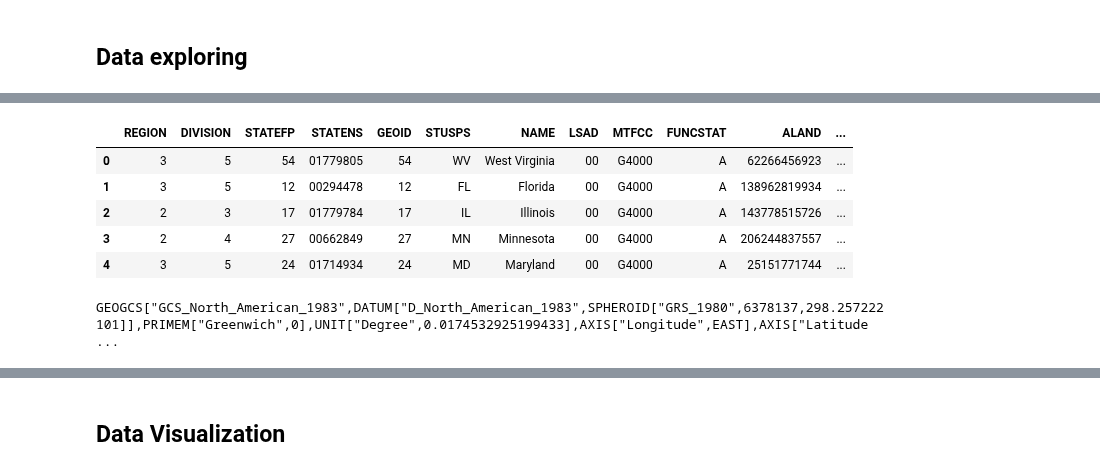
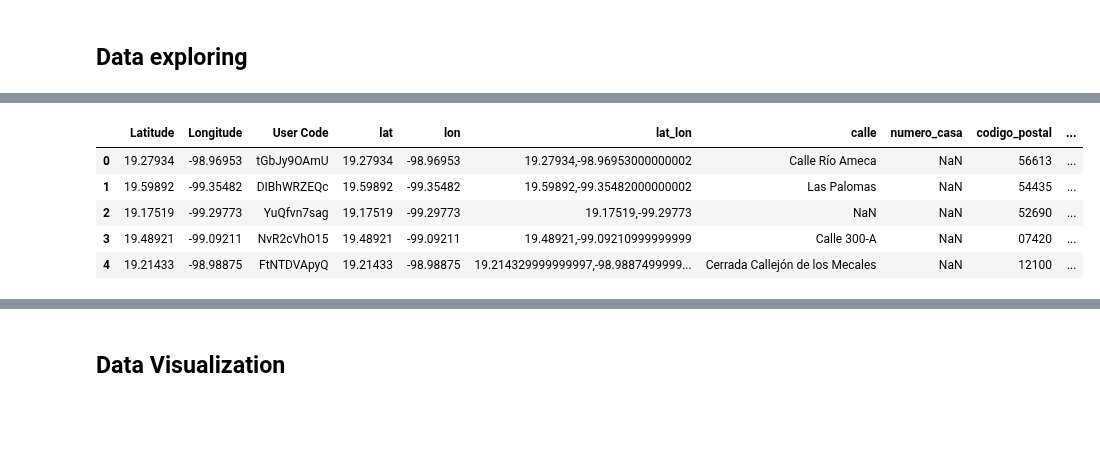
Before and after one commit to oechenique/geocoding, a Jupyter notebook: reverse_geocoding.ipynb, the cells around one changed output, grey strips where cells are left out. Saved outputs shown, nothing was run; the diff lists cells and outputs as text; code cells hidden in the pictures; blank space fills up the shorter version.

```diff
--- a/reverse_geocoding.ipynb
+++ b/reverse_geocoding.ipynb
@@ -25,0 +29,31 @@ gdf_shapefile = gpd.read_file(shp_path)
+# %%
+def generar_user_code():
+    caracteres = list(string.ascii_letters + string.digits)
+    random.shuffle(caracteres)
+    return ''.join(caracteres[:10])
+
+def generar_puntos_ciudad_mexico(cantidad):
+    latitud_min, latitud_max = 19.0, 19.6
+    longitud_min, longitud_max = -99.4, -98.9
+    puntos = []
+
+    for _ in range(cantidad):
+        # Generar coordenadas aleatorias
+        latitud = round(random.uniform(latitud_min, latitud_max), 5)
+        longitud = round(random.uniform(longitud_min, longitud_max), 5)
+
+        # Generar User Code
+        user_code = generar_user_code()
+
+        puntos.append((latitud, longitud, user_code))
+
+    return puntos
+
+# Generar 30 puntos en la Ciudad de México
+puntos_ciudad_mexico = generar_puntos_ciudad_mexico(500)
+
+# Crear un DataFrame con los puntos y User Code
+columnas = ['Latitude', 'Longitude', 'User Code']
+df = pd.DataFrame(puntos_ciudad_mexico, columns=columnas)
+
+df.head()
@@ -26,5 +67,6 @@ gdf_shapefile = gpd.read_file(shp_path)
 # %% [markdown]
 ## Data exploring
 # %%
-# Display information about the GeoDataFrame
-gdf_shapefile.info()
+# Convertimos latitud y longitud de coordenadas cartesianas a coordenadas geográficas
+df['lat'] = df['Latitude'].apply(lambda lat: asin(sin((lat/180.0)*pi)) * (180.0/pi))
+df['lon'] = df['Longitude'].apply(lambda lon: fmod(lon - 180.0, 360.0) + 180.0)
@@ -49,16 +73,15 @@ memory usage: 6.7+ KB
 # %%
-# Display the first few rows of the GeoDataFrame
-gdf_shapefile.head()
+# Unimos las coordenadas convertidas y las convertimos en una dirección humanamente legible
+locator = Nominatim(user_agent='my_app/0,1', timeout=76000)
+df['lat_lon'] = df['lat'].astype(str) + ',' + df['lon'].astype(str)
+df['location'] = df['lat_lon'].apply(lambda lat_lon:  locator.reverse(lat_lon, language='en'))
-# %% [output]
-|  | REGION | DIVISION | STATEFP | STATENS | GEOID | STUSPS | NAME | LSAD | MTFCC | FUNCSTAT | ALAND | ... |
-| 0 | 3 | 5 | 54 | 01779805 | 54 | WV | West Virginia | 00 | G4000 | A | 62266456923 | ... |
-| 1 | 3 | 5 | 12 | 00294478 | 12 | FL | Florida | 00 | G4000 | A | 138962819934 | ... |
-| 2 | 2 | 3 | 17 | 01779784 | 17 | IL | Illinois | 00 | G4000 | A | 143778515726 | ... |
-| 3 | 2 | 4 | 27 | 00662849 | 27 | MN | Minnesota | 00 | G4000 | A | 206244837557 | ... |
-| 4 | 3 | 5 | 24 | 01714934 | 24 | MD | Maryland | 00 | G4000 | A | 25151771744 | ... |
 # %%
-# Print the original Coordinate Reference System (CRS) of the GeoDataFrame
-print(gdf_shapefile.crs)
+df.head()
 # %% [output]
-GEOGCS["GCS_North_American_1983",DATUM["D_North_American_1983",SPHEROID["GRS_1980",6378137,298.257222101]],PRIMEM["Greenwich",0],UNIT["Degree",0.0174532925199433],AXIS["Longitude",EAST],AXIS["Latitude ...
+|  | Latitude | Longitude | User Code | lat | lon | lat_lon | calle | numero_casa | codigo_postal | ... |
+| 0 | 19.27934 | -98.96953 | tGbJy9OAmU | 19.27934 | -98.96953 | 19.27934,-98.96953000000002 | Calle Río Ameca | NaN | 56613 | ... |
+| 1 | 19.59892 | -99.35482 | DIBhWRZEQc | 19.59892 | -99.35482 | 19.59892,-99.35482000000002 | Las Palomas | NaN | 54435 | ... |
+| 2 | 19.17519 | -99.29773 | YuQfvn7sag | 19.17519 | -99.29773 | 19.17519,-99.29773 | NaN | NaN | 52690 | ... |
+| 3 | 19.48921 | -99.09211 | NvR2cVhO15 | 19.48921 | -99.09211 | 19.48921,-99.09210999999999 | Calle 300-A | NaN | 07420 | ... |
+| 4 | 19.21433 | -98.98875 | FtNTDVApyQ | 19.21433 | -98.98875 | 19.214329999999997,-98.9887499999... | Cerrada Callejón de los Mecales | NaN | 12100 | ... |
 # %%
```
Also changed, not shown: parts of 13 cells of this notebook, 1 other file.
